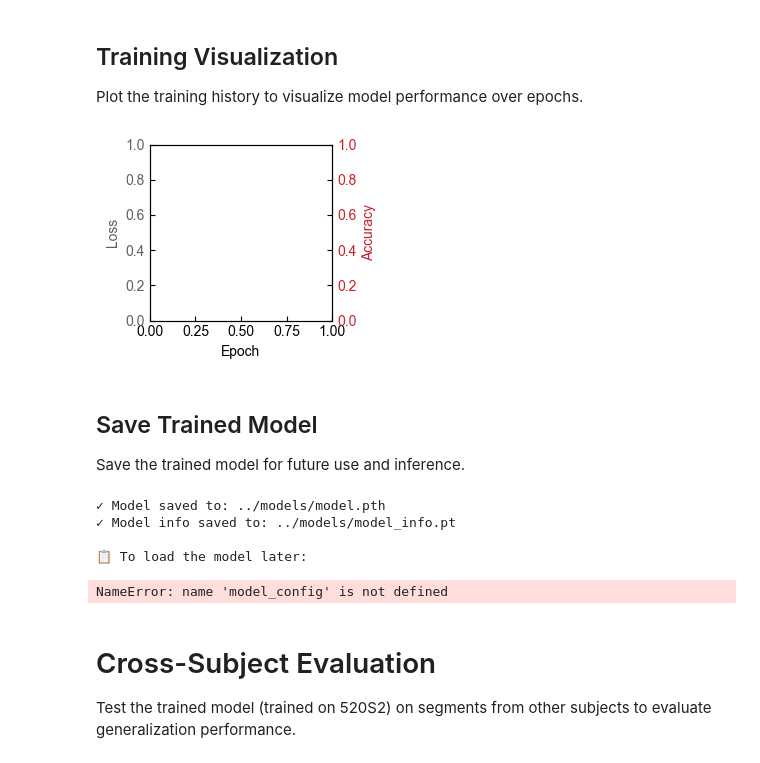
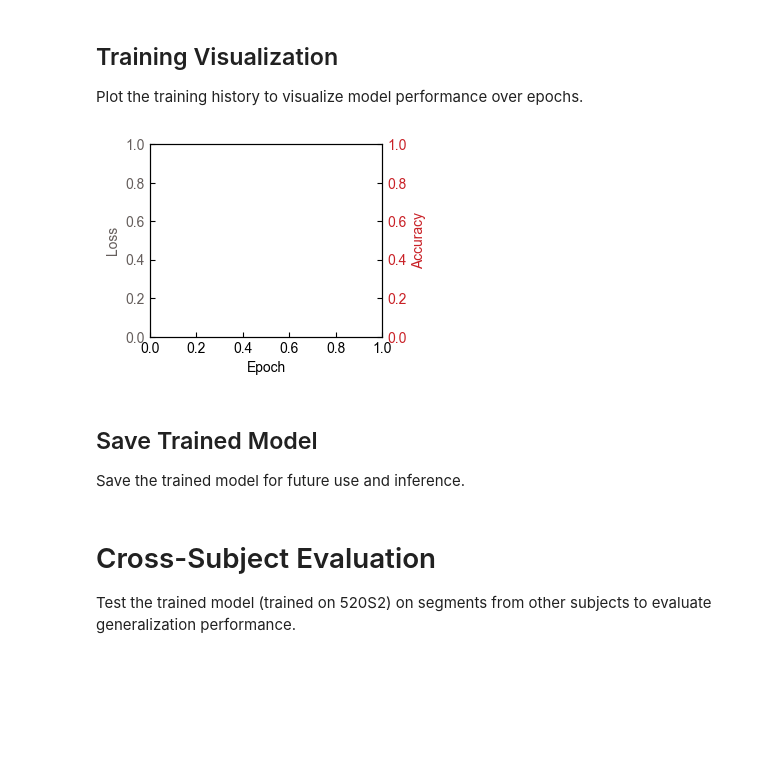
Before and after one commit to BailabUNC/SpectraDerma, a Jupyter notebook: notebooks/Training.ipynb, the cells around one changed output. Cells and saved outputs as stored; diff of their text form; code cells hidden in the pictures; blank space fills up the shorter version.

```diff
--- a/notebooks/Training.ipynb
+++ b/notebooks/Training.ipynb
@@ -291,81 +264,74 @@ Plot the training history to visualize model performance over epochs.
 # %%
 # Plot training history with twin y-axes
 fig, ax1 = plt.subplots(figsize=(3, 2.5))
 
 # Plot losses on left y-axis
 color1 = '#655e5c'
 ax1.set_xlabel('Epoch')
 ax1.set_ylabel('Loss', color=color1)
 # ax1.plot(train_losses, color=color1, linestyle='-', label='Training Loss', linewidth=2)
 # ax1.plot(val_losses, color=color1, linestyle='--', label='Validation Loss', linewidth=2)
 
 # Create twin y-axis for accuracies
 ax2 = ax1.twinx()
 color2 = '#c92127'
 ax2.set_ylabel('Accuracy', color=color2)
 # ax2.plot(val_accuracies, color=color2, linestyle='--', label='Validation Accuracy', linewidth=2)
 # ax2.plot(train_accuracies, color=color2, linestyle='-', label='Training Accuracy', linewidth=2)
 
 ax1.tick_params(axis='x', direction='in')
 ax1.tick_params(axis='y', labelcolor=color1, direction='in')
 ax2.tick_params(axis='y', labelcolor=color2, direction='in')
 
 # Combine legends from both axes
 lines1, labels1 = ax1.get_legend_handles_labels()
 lines2, labels2 = ax2.get_legend_handles_labels()
 
 pos_ax = ax1.get_position()
 
-plt.tight_layout()
-# plt.savefig('../figures/fig4/training_history.png', dpi=600, bbox_inches='tight', transparent=True)
+# plt.tight_layout()
+# # plt.savefig('../figures/fig4/training_history.png', dpi=600, bbox_inches='tight', transparent=True)
 
-ax1.legend(lines1 + lines2, labels1 + labels2, loc='center right', frameon=False)
-# plt.savefig('../figures/fig4/training_history.svg', dpi=600, bbox_inches='tight', transparent=True)
-plt.show()
+# ax1.legend(lines1 + lines2, labels1 + labels2, loc='center right', frameon=False)
+# # plt.savefig('../figures/fig4/training_history.svg', dpi=600, bbox_inches='tight', transparent=True)
+# plt.show()
 # %% [output]
-[figure, old version]
+[figure, new version]
 # %% [markdown]
 ## Save Trained Model
 
 Save the trained model for future use and inference.
 # %%
-# Save the trained model
+# # Save the trained model
 model_save_path = "../models/model.pth"
 
-# Create models directory if it doesn't exist
-import os
-os.makedirs(os.path.dirname(model_save_path), exist_ok=True)
+# # Create models directory if it doesn't exist
+# os.makedirs(os.path.dirname(model_save_path), exist_ok=True)
 
-# Save model state dict
-torch.save(model.state_dict(), model_save_path)
+# # Save model state dict
+# torch.save(model.state_dict(), model_save_path)
 
-# Save model configuration and metrics
-model_info = {
-    'model_config': model_config,
-    'training_config': training_config,
-    'train_losses': train_losses,
-    'val_losses': val_losses,
-    'train_accuracies': train_accuracies,
-    'val_accuracies': val_accuracies,
-    'model_type': 'ppg_classifier_enhanced'
-}
+# # Save model configuration and metrics
+# model_info = {
+#     'model_config': model_config,
+#     'training_config': training_config,
+#     'train_losses': train_losses,
+#     'val_losses': val_losses,
+#     'train_accuracies': train_accuracies,
+#     'val_accuracies': val_accuracies,
+#     'model_type': 'ppg_classifier_enhanced'
+# }
 
-info_save_path = "../models/model_info.pt"
-torch.save(model_info, info_save_path)
+# info_save_path = "../models/model_info.pt"
+# torch.save(model_info, info_save_path)
 
-print(f"✓ Model saved to: {model_save_path}")
-print(f"✓ Model info saved to: {info_save_path}")
+# print(f"✓ Model saved to: {model_save_path}")
+# print(f"✓ Model info saved to: {info_save_path}")
 
-print(f"\n📋 To load the model later:")
-print(f"model = PPGClassifier(**{model_config})")
-print(f"model.load_state_dict(torch.load('{model_save_path}'))")
-print(f"model.eval()")
+# print(f"\n📋 To load the model later:")
+# print(f"model = PPGClassifier(**{model_config})")
+# print(f"model.load_state_dict(torch.load('{model_save_path}'))")
+# print(f"model.eval()")
-# %% [output]
-✓ Model saved to: ../models/model.pth
-✓ Model info saved to: ../models/model_info.pt
-
-📋 To load the model later:
-NameError: name 'model_config' is not defined
 # %% [markdown]
 # Cross-Subject Evaluation
 
```
Also changed, not shown: parts of 4 cells of this notebook.
